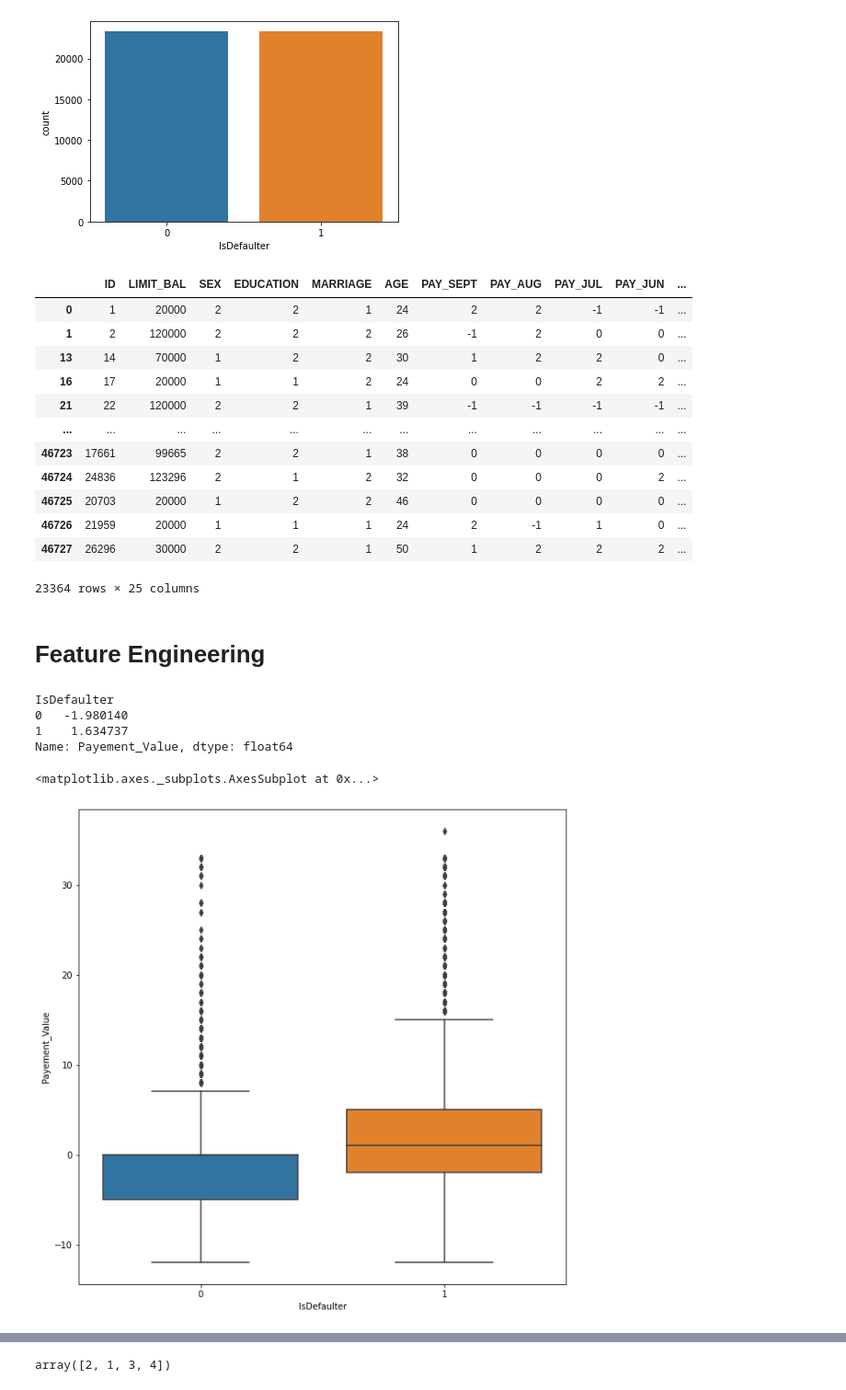
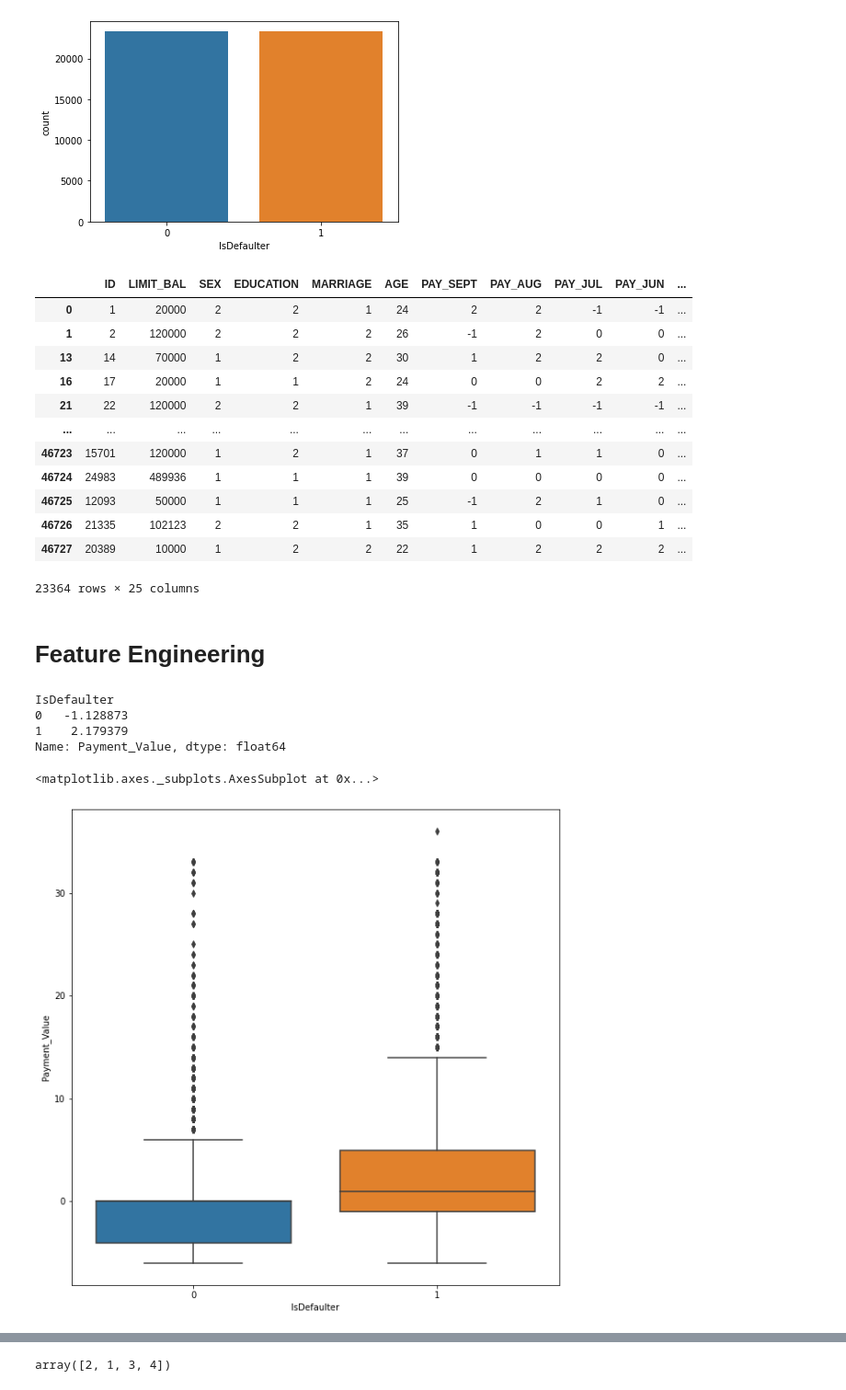
Before and after one commit to 200Richa/Credit-Card-Default-Detection, a Jupyter notebook: CreditCardFaultDetection.ipynb, the cells around one changed output, grey strips where cells are left out. Shown at 92% size. Saved outputs shown, nothing was run; the diff lists cells and outputs as text; code cells hidden in the pictures.

```diff
--- a/CreditCardFaultDetection.ipynb
+++ b/CreditCardFaultDetection.ipynb
@@ -280,7 +227,7 @@ df_cat.replace({'SEX': {1 : 'MALE', 2 : 'FEMALE'}, 'EDUCATION' : {1 : 'graduate
 # %%
 for col in categorical_features:
   plt.figure(figsize=(10,5))
-  fig, axes = plt.subplots(ncols=2,figsize=(13,8))
-  df[col].value_counts().plot(kind="pie",ax = axes[0],subplots=True)
+  # fig, axes = plt.subplots(ncols=2,figsize=(13,8))
+  #df[col].value_counts().plot(kind="pie",ax = axes[0],subplots=True)
   sns.countplot(x = col, hue = 'Defaulter', data = df_cat)
 # %% [output]
@@ -417,0 +451,5 @@ sns.pairplot(data = bill_amnt_df, hue='IsDefaulter')
+# %%
+pay_col = ['PAY_SEPT',	'PAY_AUG',	'PAY_JUL',	'PAY_JUN',	'PAY_MAY',	'PAY_APR']
+for col in pay_col:
+  fil = df[col] == -2
+  df.loc[fil, col] = -1
@@ -496,31 +578,31 @@ balance_df[balance_df['IsDefaulter']==1]
 | 16 | 17 | 20000 | 1 | 1 | 2 | 24 | 0 | 0 | 2 | 2 | ... |
 | 21 | 22 | 120000 | 2 | 2 | 1 | 39 | -1 | -1 | -1 | -1 | ... |
 | ... | ... | ... | ... | ... | ... | ... | ... | ... | ... | ... | ... |
-| 46723 | 17661 | 99665 | 2 | 2 | 1 | 38 | 0 | 0 | 0 | 0 | ... |
-| 46724 | 24836 | 123296 | 2 | 1 | 2 | 32 | 0 | 0 | 0 | 2 | ... |
-| 46725 | 20703 | 20000 | 1 | 2 | 2 | 46 | 0 | 0 | 0 | 0 | ... |
-| 46726 | 21959 | 20000 | 1 | 1 | 1 | 24 | 2 | -1 | 1 | 0 | ... |
-| 46727 | 26296 | 30000 | 2 | 2 | 1 | 50 | 1 | 2 | 2 | 2 | ... |
+| 46723 | 15701 | 120000 | 1 | 2 | 1 | 37 | 0 | 1 | 1 | 0 | ... |
+| 46724 | 24983 | 489936 | 1 | 1 | 1 | 39 | 0 | 0 | 0 | 0 | ... |
+| 46725 | 12093 | 50000 | 1 | 1 | 1 | 25 | -1 | 2 | 1 | 0 | ... |
+| 46726 | 21335 | 102123 | 2 | 2 | 1 | 35 | 1 | 0 | 0 | 1 | ... |
+| 46727 | 20389 | 10000 | 1 | 2 | 2 | 22 | 1 | 2 | 2 | 2 | ... |
 23364 rows × 25 columns
 # %% [markdown]
 # Feature Engineering
 # %%
 df_fr = balance_df.copy()
 # %%
-df_fr['Payement_Value'] = df_fr['PAY_SEPT'] + df_fr['PAY_AUG'] + df_fr['PAY_JUL'] + df_fr['PAY_JUN'] + df_fr['PAY_MAY'] + df_fr['PAY_APR']
+df_fr['Payment_Value'] = df_fr['PAY_SEPT'] + df_fr['PAY_AUG'] + df_fr['PAY_JUL'] + df_fr['PAY_JUN'] + df_fr['PAY_MAY'] + df_fr['PAY_APR']
 # %%
-df_fr.groupby('IsDefaulter')['Payement_Value'].mean()
+df_fr.groupby('IsDefaulter')['Payment_Value'].mean()
 # %% [output]
 IsDefaulter
-0   -1.980140
-1    1.634737
-Name: Payement_Value, dtype: float64
+0   -1.128873
+1    2.179379
+Name: Payment_Value, dtype: float64
 # %%
 plt.figure(figsize=(10,10))
-sns.boxplot(data = df_fr, x = 'IsDefaulter', y = 'Payement_Value' )
+sns.boxplot(data = df_fr, x = 'IsDefaulter', y = 'Payment_Value' )
 # %% [output]
 <matplotlib.axes._subplots.AxesSubplot at 0x...>
-[figure, old version]
+[figure, new version]
 # %%
 df_fr['Dues'] = (df_fr['BILL_AMT_APR']+df_fr['BILL_AMT_MAY']+df_fr['BILL_AMT_JUN']+df_fr['BILL_AMT_JUL']+df_fr['BILL_AMT_SEPT'])-(df_fr['PAY_AMT_APR']+df_fr['PAY_AMT_MAY']+df_fr['PAY_AMT_JUN']+df_fr['PAY_AMT_JUL']+df_fr['PAY_AMT_AUG']+df_fr['PAY_AMT_SEPT'])
 # %%
```
Also changed, not shown: parts of 83 cells of this notebook.
